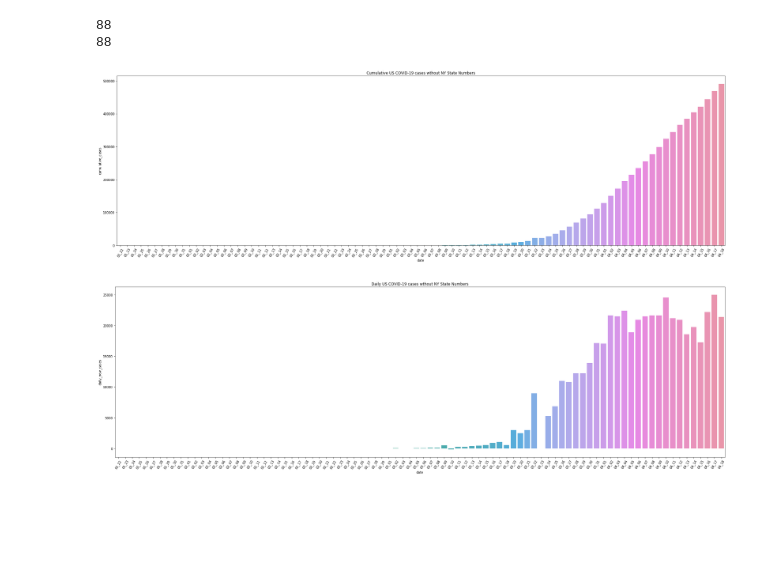
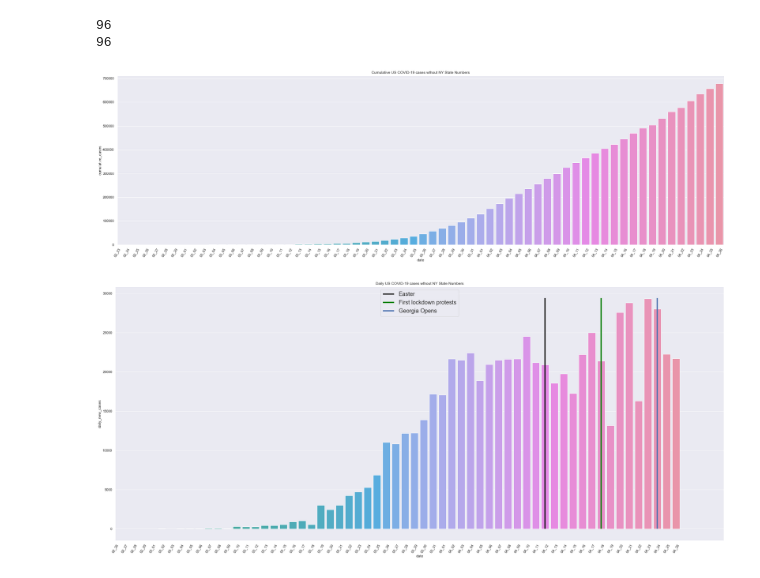
Before and after one commit to Sara1583/COVID-19-in-US, a Jupyter notebook: US COVID 19 without NY.ipynb, the cells around one changed output. Cells and saved outputs as stored; diff of their text form; code cells hidden in the pictures; blank space fills up the shorter version.

Commit message:
New annotations
Updated to April 26 and new annotations added to daily graph for key dates

```diff
--- a/US COVID 19 without NY.ipynb
+++ b/US COVID 19 without NY.ipynb
@@ -44,6 +50,8 @@ for dataframe in dataframes3:
 for filename in filenames3:
     date.append(filename[0:5])
 # %%
+#Johns Hopskin change in column notation MAR22-Present
+
 filenames4 = sorted(glob('*2020d.txt'))
 dataframes4 = [pd.read_csv(f) for f in filenames4]
 
@@ -51,6 +59,7 @@ for dataframe in dataframes4:
     d4 = dataframe.loc[dataframe['Country_Region'] == 'US']
     d4 = d4.drop(d4[d4['Province_State'].str.contains('New York')].index)
     d4 = d4.drop(d4[d4['Province_State'].str.contains('Princess')].index)
+    d4 = d4.drop(d4[d4['Province_State'].str.contains('Military')].index)
     cumulative_cases.append(d4['Confirmed'].sum())
 
 for filename in filenames4:
@@ -59,27 +68,35 @@ for filename in filenames4:
 print(len(cumulative_cases))
 print(len(date))
 # %% [output]
-88
-88
+96
+96
 # %%
 US_cases_minus_NY = pd.DataFrame(list(zip(date, cumulative_cases)))
 US_cases_minus_NY.columns = ['date', 'cumulative_cases']
 US_cases_minus_NY['daily_new_cases'] = US_cases_minus_NY['cumulative_cases'].diff(1)
 # %%
 plt.figure(figsize=(35, 10))
+#sns.palplot(sns.light_palette("gray"))
 US_cumulative_plot_no_NY = sns.barplot(x='date', y='cumulative_cases', data=US_cases_minus_NY)
 plt.xticks(rotation=60)
+plt.xlim(32)
 plt.title('Cumulative US COVID-19 cases wthout NY State Numbers')
 plt.savefig('Cumulative US COVID-19 cases wthout NY State Numbers')
 plt.show()
 # %% [output]
-[figure, old version]
+[figure, new version]
 # %%
-plt.figure(figsize=(35, 10))
+plt.figure(figsize=(35, 15))
 US_daily_plot_no_NY = sns.barplot(x='date', y='daily_new_cases', data=US_cases_minus_NY)
 plt.xticks(rotation=60)
 plt.title('Daily US COVID-19 cases wthout NY State Numbers')
+plt.vlines(x=81, ymin=0, ymax=29400, color='k', linewidths=4, label='Easter')
+plt.vlines(x=87, ymin=0, ymax=29400, color='green', linewidths=4, label='First lockdown protests')
+plt.vlines(x=93, ymin=0, ymax=29400, color='b', linewidths=4, label='Georgia Opens')
+#plt.hlines(y=29400, xmin=81, xmax=92, color='r', linestyle='dashed', label='11 days')
+plt.xlim(35)
+plt.legend(loc='upper center', fontsize=18)
 plt.savefig('Daily US COVID-19 cases wthout NY State Numbers')
 plt.show()
 # %% [output]
-[figure, old version]
+[figure, new version]
```
Also changed, not shown: parts of 4 cells of this notebook.
